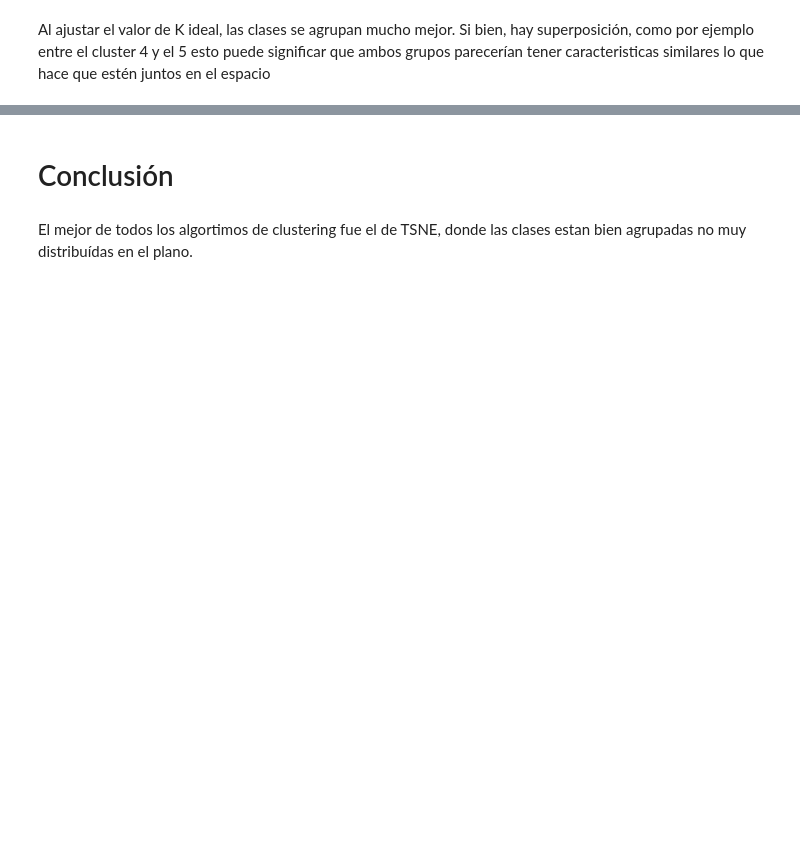
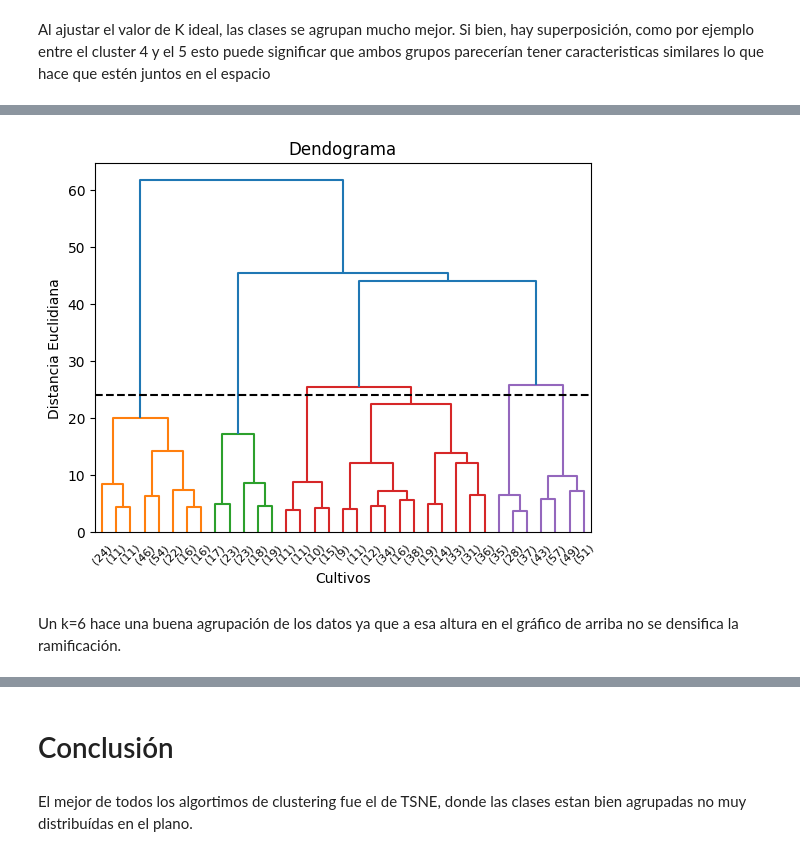
Before and after one commit to itssofiarce/MINERIA, a Jupyter notebook: tp1_2024/TP1_Mineria_Arce.ipynb, the cells around one changed output, grey strips where cells are left out. Saved outputs shown, nothing was run; the diff lists cells and outputs as text; code cells hidden in the pictures; blank space fills up the shorter version.

```diff
--- a/tp1_2024/TP1_Mineria_Arce.ipynb
+++ b/tp1_2024/TP1_Mineria_Arce.ipynb
@@ -922,0 +935,11 @@ Al ajustar el valor de K ideal, las clases se agrupan mucho mejor. Si bien, hay
+# %%
+dendogrm = sch.dendrogram(likage, truncate_mode='lastp', p=35)
+plt.title('Dendograma')
+plt.axhline(y=24, c='k', linestyle='dashed')
+plt.xlabel('Cultivos')
+plt.ylabel('Distancia Euclidiana')
+plt.show(block=True)
+# %% [output]
+[figure, added]
+# %% [markdown]
+Un k=6 hace una buena agrupación de los datos ya que a esa altura en el gráfico de arriba no se densifica la ramificación.
```
Also changed, not shown: parts of 21 cells of this notebook.
